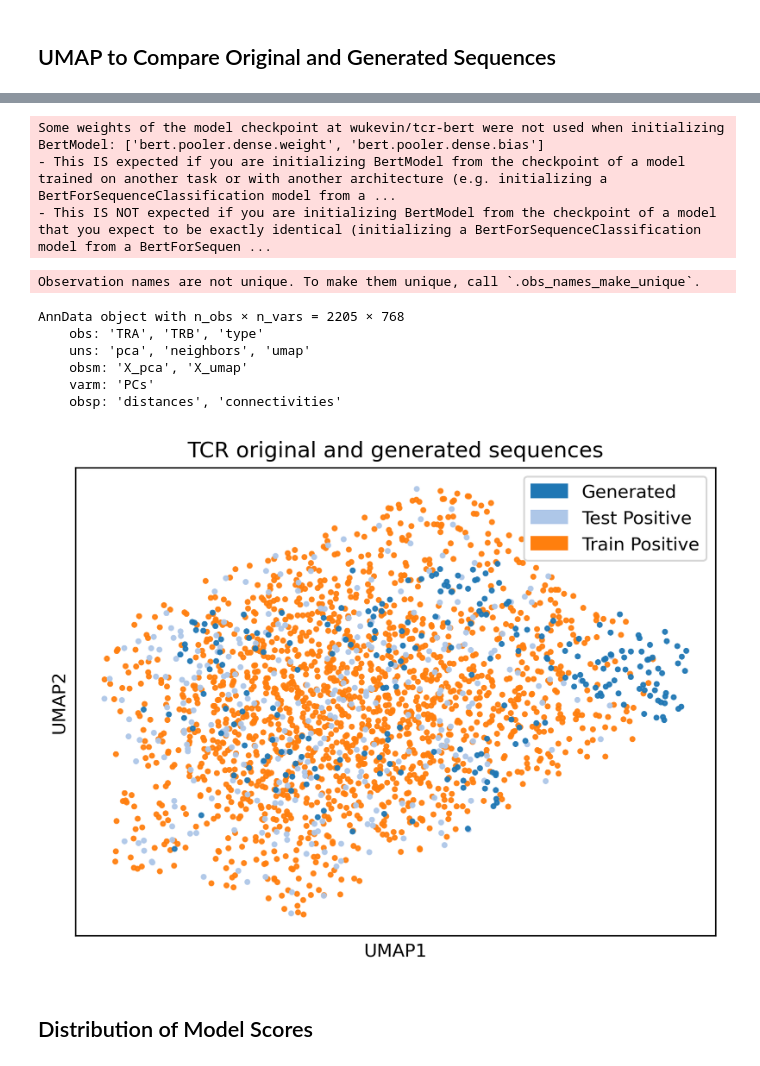
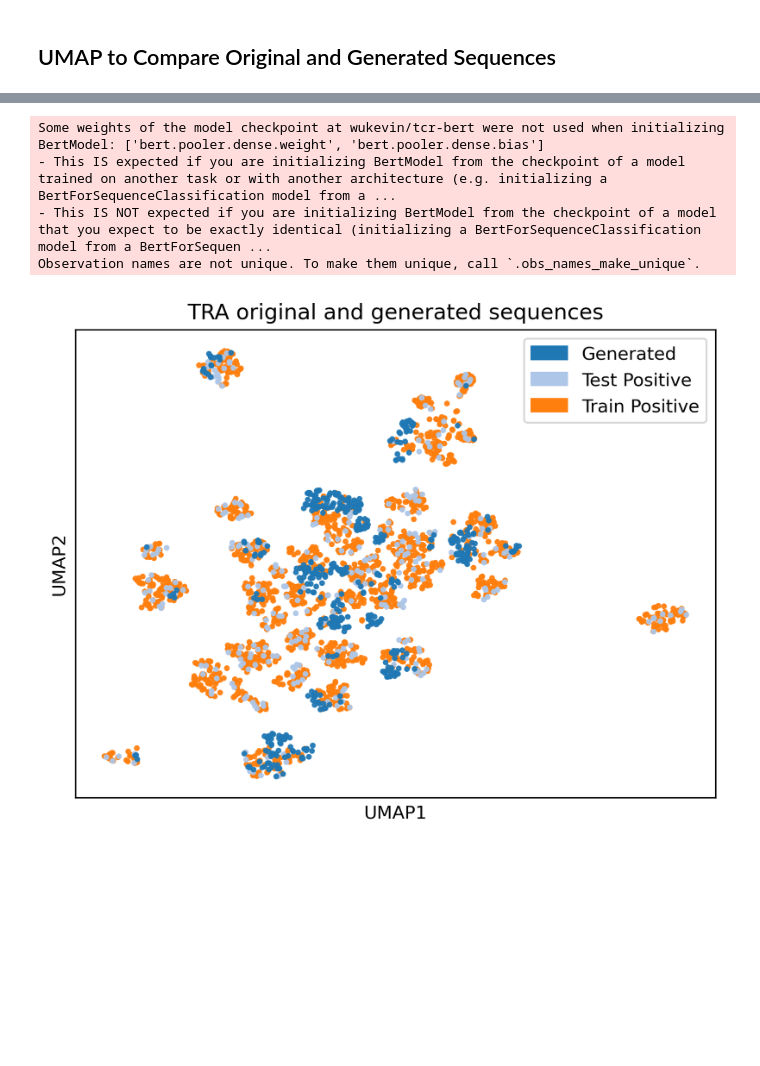
Before and after one commit to swansonk14/tcr-bert, a Jupyter notebook: jupyter/tcr_engineering_analysis.ipynb, the cells around one changed output, grey strips where cells are left out. Drawn from its saved outputs; the diff is of its cells as text; code cells hidden in the pictures; blank space fills up the shorter version.

Commit message:
Improving plotting

```diff
--- a/jupyter/tcr_engineering_analysis.ipynb
+++ b/jupyter/tcr_engineering_analysis.ipynb
@@ -144,8 +143,8 @@ net = model_utils.load_two_part_bert_classifier(model_dir=model_dir, device=devi
 ## Generate Sequences
 # %%
 # Start with 100 randomly sampled negative sequences of heterogeneous length
-rng = np.random.default_rng(seed=1)
-random_indices = rng.choice(len(lcmv_test_neg), size=500, replace=False)
+rng = np.random.default_rng(seed=0)
+random_indices = rng.choice(len(lcmv_test_neg), size=1000, replace=False)
 
 starting_sequences = list(zip(
     lcmv_test_neg.iloc[random_indices]['TRA'],
@@ -254,39 +253,31 @@ tcrs_df
 # %%
-embeds = model_utils.get_transformer_embeddings(
-    model_dir='wukevin/tcr-bert',
-    seqs=tcrs_df['TRA'],
-    seq_pair=tcrs_df['TRB'],
-    device=device
-)
+def run_umap_on_embeddings(tcrs_df: pd.DataFrame, tcr_part: str) -> None:
+    embeds = model_utils.get_transformer_embeddings(
+        model_dir='wukevin/tcr-bert',
+        seqs=tcrs_df[tcr_part],
+        device=device
+    )
+
+    tcrs_adata = AnnData(embeds, obs=tcrs_df)
+
+    sc.pp.pca(tcrs_adata, n_comps=50)
+    sc.pp.neighbors(tcrs_adata, n_neighbors=20, knn=True, random_state=1234)
+    sc.tl.umap(tcrs_adata, min_dist=1.5, random_state=42)
+
+    plot_utils.plot_anndata_rep(
+        tcrs_adata,
+        representation='umap',
+        color='type',
+        direct_label=False,
+        alpha=0.8,
+        title=f'{tcr_part} original and generated sequences',
+        fname=plot_dir / f'{tcr_part.lower()}_original_positive_vs_generated_umap.pdf'
+    ).show()
-# %% [output]
-Some weights of the model checkpoint at wukevin/tcr-bert were not used when initializing BertModel: ['bert.pooler.dense.weight', 'bert.pooler.dense.bias']
-- This IS expected if you are initializing BertModel from the checkpoint of a model trained on another task or with another architecture (e.g. initializing a BertForSequenceClassification model from a ...
-- This IS NOT expected if you are initializing BertModel from the checkpoint of a model that you expect to be exactly identical (initializing a BertForSequenceClassification model from a BertForSequen ...
-# %%
-tcrs_adata = AnnData(embeds, obs=tcrs_df)
-sc.pp.pca(tcrs_adata, n_comps=50)
-sc.pp.neighbors(tcrs_adata, n_neighbors=20, knn=True, random_state=1234)
-sc.tl.umap(tcrs_adata, min_dist=1.5, random_state=42)
-tcrs_adata
-# %% [output]
-Observation names are not unique. To make them unique, call `.obs_names_make_unique`.
-AnnData object with n_obs × n_vars = 2205 × 768
-    obs: 'TRA', 'TRB', 'type'
-    uns: 'pca', 'neighbors', 'umap'
-    obsm: 'X_pca', 'X_umap'
-    varm: 'PCs'
-    obsp: 'distances', 'connectivities'
 # %%
-plot_utils.plot_anndata_rep(
-    tcrs_adata,
-    representation='umap',
-    color='type',
-    direct_label=False,
-    alpha=0.8,
-    title='TCR original and generated sequences',
-    fname=plot_dir / 'tcr_original_positive_vs_generated_umap.pdf'
-).show()
+run_umap_on_embeddings(tcrs_df, tcr_part='TRA')
 # %% [output]
+Some weights of the model checkpoint at wukevin/tcr-bert were not used when initializing BertModel: ['bert.pooler.dense.weight', 'bert.pooler.dense.bias']
+- This IS expected if you are initializing BertModel from the checkpoint of a model trained on another task or with another architecture (e.g. initializing a BertForSequenceClassification model from a ...
+- This IS NOT expected if you are initializing BertModel from the checkpoint of a model that you expect to be exactly identical (initializing a BertForSequenceClassification model from a BertForSequen ...
+Observation names are not unique. To make them unique, call `.obs_names_make_unique`.
-[figure, old version]
+[figure, new version]
-# %% [markdown]
-## Distribution of Model Scores
```
Also changed, not shown: parts of 19 cells of this notebook.
